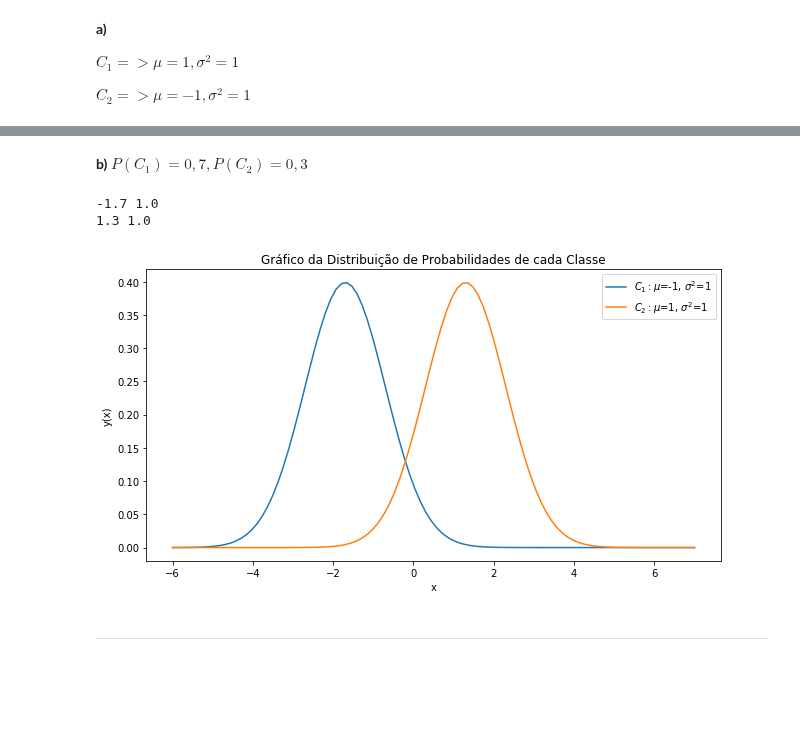
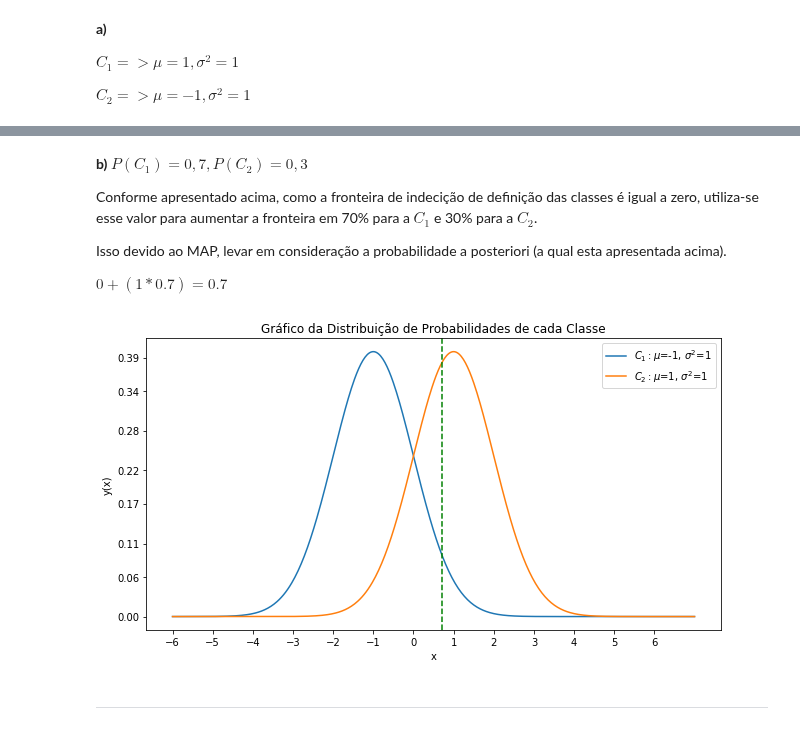
Before and after one commit to rdenadai/ia006c, a Jupyter notebook: notebooks/EFC01.ipynb, the cells around one changed output, grey strips where cells are left out. Cells and saved outputs as stored; diff of their text form; code cells hidden in the pictures; blank space fills up the shorter version.

```diff
--- a/notebooks/EFC01.ipynb
+++ b/notebooks/EFC01.ipynb
@@ -305,37 +309,37 @@ C_2 x > 0
-# %% [markdown]
-**b)** $P(C_1) = 0,7, P(C_2) = 0,3$
+# %% [markdown]
+**b)** $P(C_1) = 0,7, P(C_2) = 0,3$
+
+Conforme apresentado acima, como a fronteira de indecição de definição das classes é igual a zero, utiliza-se esse valor para aumentar a fronteira em 70% para a $C_1$ e 30% para a $C_2$.
+
+Isso devido ao MAP, levar em consideração a probabilidade a posteriori (a qual esta apresentada acima).
+
+$0 + (1 * 0.7) = 0.7$
 # %%
-N = 100
+N = 500
 space = np.linspace(-6, 7, N)
-m1 = -1 + (-1 * 0.7)
-m2 = 1 + (1 * 0.3)
-s1 = np.sqrt(1)# + (np.sqrt(1) * 0.7)
-s2 = np.sqrt(1)# - (np.sqrt(1) * 0.3)
-
-print(m1, s1)
-print(m2, s2)
+m1 = -1
+m2 = 1
+s1 = np.sqrt(1)
+s2 = np.sqrt(1)
 
 px1 = norm(m1, s1)
 px2 = norm(m2, s2)
-# px3 = norm(-1, np.sqrt(1))
-# px4 = norm(1, np.sqrt(1))
 
 fig = plt.figure(1, figsize=(17, 5))
 plt.subplot(121)
 plt.title('Gráfico da Distribuição de Probabilidades de cada Classe')
 plt.xlabel('x')
 plt.ylabel('y(x)')
+plt.xticks(np.arange(-6, 7))
+plt.yticks(np.round(np.linspace(0, 0.45, 9), 2))
 plt.plot(space, px1.pdf(space), color='C0', markersize=3, label='$C_1 : \mu$=-1, $\sigma^2$=1')
 plt.plot(space, px2.pdf(space), color='C1', markersize=3, label='$C_2 : \mu$=1, $\sigma^2$=1')
-# plt.plot(space, px3.pdf(space), color='C2', markersize=3, label='$C_3 : \mu$=-1, $\sigma^2$=1')
-# plt.plot(space, px4.pdf(space), color='C3', markersize=3, label='$C_4 : \mu$=1, $\sigma^2$=1')
+plt.axvline(x=0.7, label='', ls='--', color='g')
 plt.legend()
 plt.tight_layout()
 plt.show()
 # %% [output]
--1.7 1.0
-1.3 1.0
-[figure, old version]
+[figure, new version]
 # %% [markdown]
 ---
 # %% [markdown]
```
Also changed, not shown: parts of 3 cells of this notebook.
